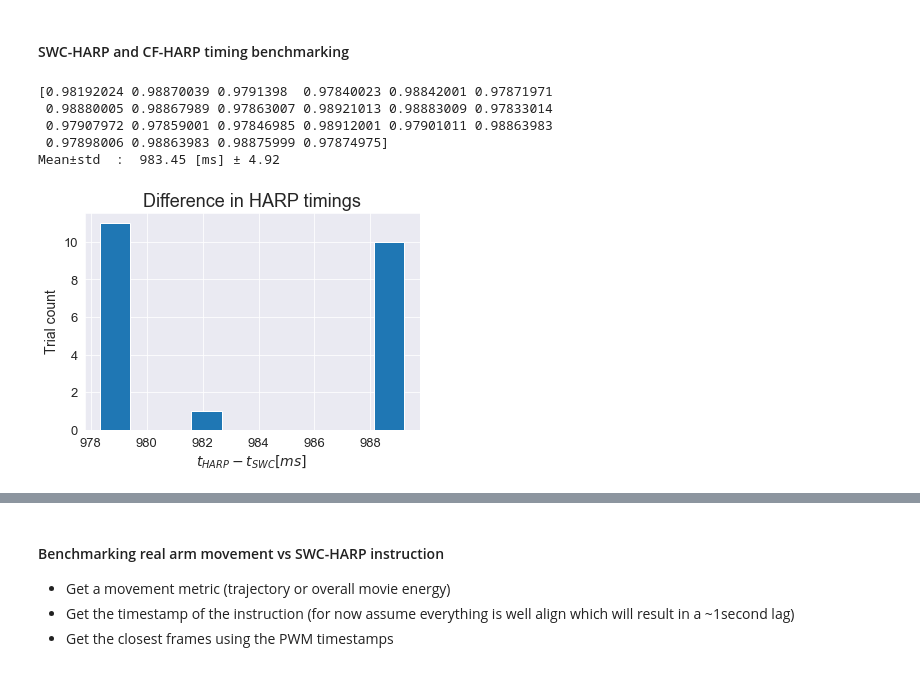
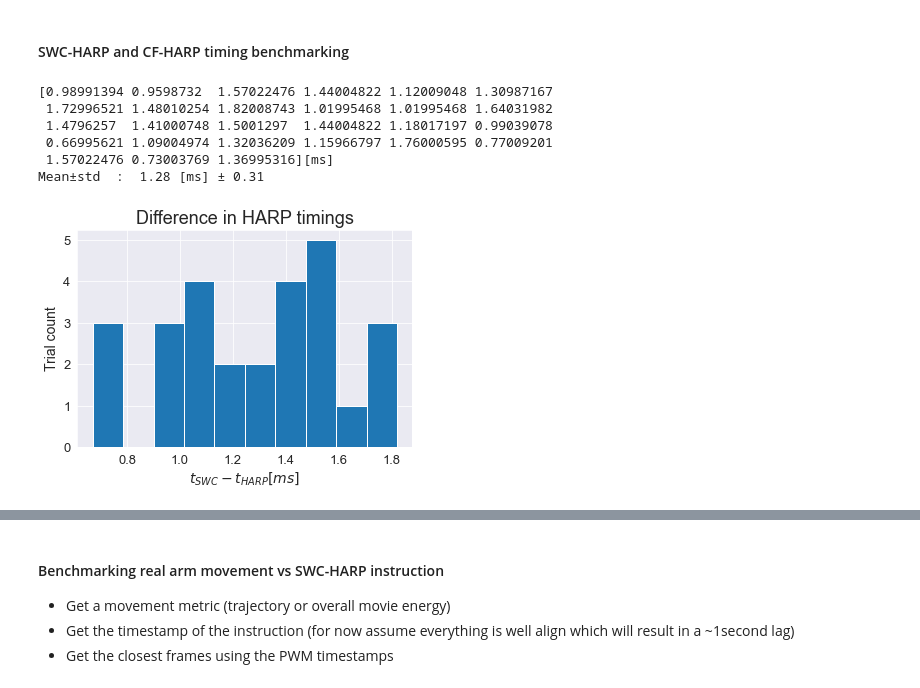
Before and after one commit to BrancoLab/CricketHuntVR, a Jupyter notebook: Benchmarking/ArmBenchmarking.ipynb, the cells around one changed output, grey strips where cells are left out. Saved outputs shown, nothing was run; the diff lists cells and outputs as text; code cells hidden in the pictures.

Commit message:
Add benchmarking against SWC harp implementation

```diff
--- a/Benchmarking/ArmBenchmarking.ipynb
+++ b/Benchmarking/ArmBenchmarking.ipynb
@@ -16,39 +16,42 @@ plt.rc('font', size=13)
 # %%
 #Path settings
 root_path = Path(r"C:\Users\neurogears\OneDrive - NeuroGEARS Ltd\CricketPrelemdata\ArmBenchmarking")
-session_id = "05_06_2022_16_02_29"
+session_id = "05_16_2022_10_32_05"
+session_id = "05_16_2022_11_38_55"
+
 session_path = root_path / session_id
 # %% [markdown]
 #### SWC-HARP and CF-HARP timing benchmarking
 # %%
 ## Compare SWC-HARP and CF-HARP timestamping
 
 #Load data from SWC-HARP
 #Note: ARM gpio event is triggered on a falling edge
 arm_falling_edge = pd.read_csv(session_path / "ArmFallingEdgeDetection.csv")
 arm_falling_edge = arm_falling_edge["ToString()"].values
 
 #Load data from CF-HARP
 #Note: there is a bug wherein i am using the rising edge of a very short pulse.
 #Should fix in the future!
 harp_io = pd.read_csv(session_path / "BehaviorSynchPulse.csv")
-harp_falling_edge = harp_io["Seconds"].values
+harp_falling_edge = harp_io.loc[harp_io["Address"]==35, "ParsedMessage.Seconds"].values
 
 #Calculate the timing difference
-deltaTS = harp_falling_edge - arm_falling_edge
+deltaTS = - harp_falling_edge + arm_falling_edge
 
 #Plot the distribution of the differences
 plt.figure()
 plt.hist(deltaTS*1000)
-plt.xlabel("$t_{HARP} - t_{SWC} [ms]$")
+plt.xlabel("$ t_{SWC} - t_{HARP}[ms]$")
 plt.ylabel("Trial count")
 plt.title("Difference in HARP timings")
-print(deltaTS)
+print(str(deltaTS*1000) + "[ms]")
 print("Mean±std  :  {0:.2f} [ms] ± {1:.2f}".format(np.mean(deltaTS*1000), np.std(deltaTS*1000)))
 # %% [output]
-[0.98192024 0.98870039 0.9791398  0.97840023 0.98842001 0.97871971
- 0.98880005 0.98867989 0.97863007 0.98921013 0.98883009 0.97833014
- 0.97907972 0.97859001 0.97846985 0.98912001 0.97901011 0.98863983
- 0.97898006 0.98863983 0.98875999 0.97874975]
-Mean±std  :  983.45 [ms] ± 4.92
+[0.98991394 0.9598732  1.57022476 1.44004822 1.12009048 1.30987167
+ 1.72996521 1.48010254 1.82008743 1.01995468 1.01995468 1.64031982
+ 1.4796257  1.41000748 1.5001297  1.44004822 1.18017197 0.99039078
+ 0.66995621 1.09004974 1.32036209 1.15966797 1.76000595 0.77009201
+ 1.57022476 0.73003769 1.36995316][ms]
+Mean±std  :  1.28 [ms] ± 0.31
-[figure, old version]
+[figure, new version]
```
Also changed, not shown: parts of 10 cells of this notebook.
